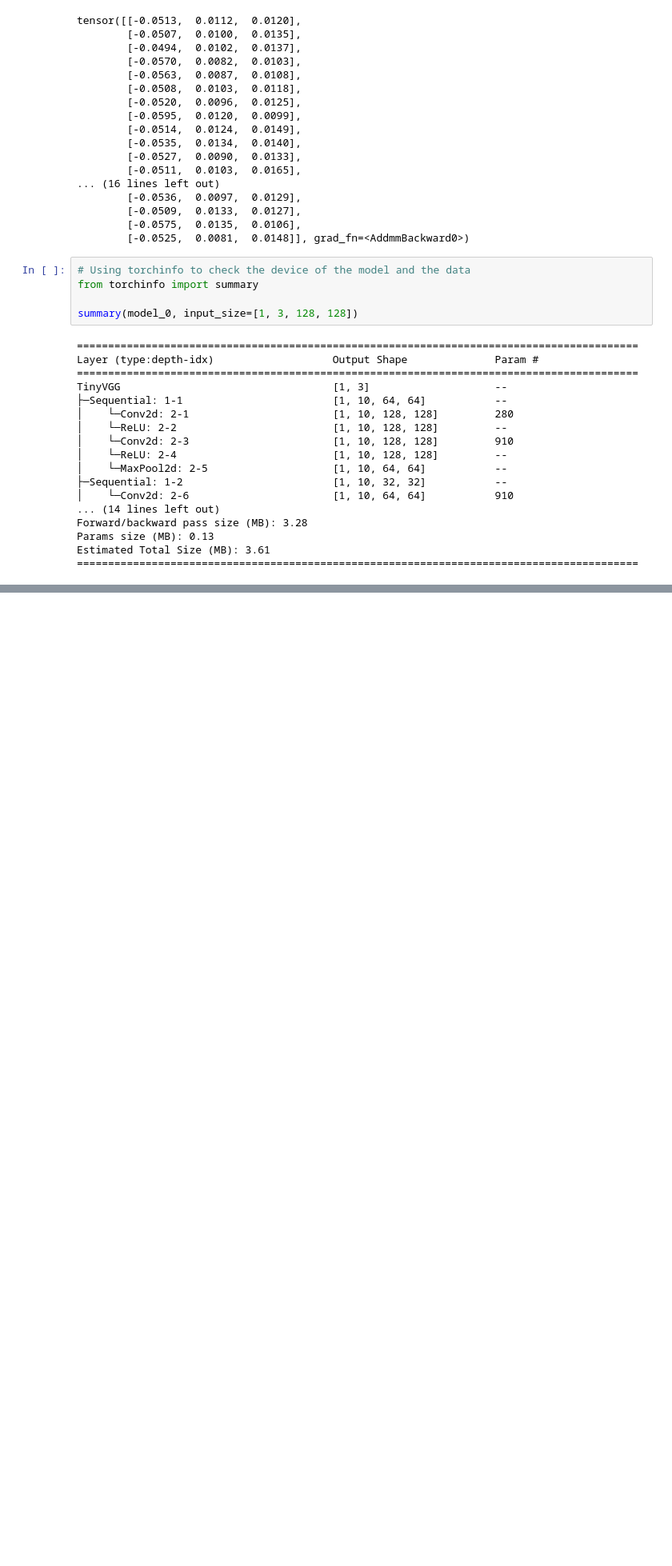
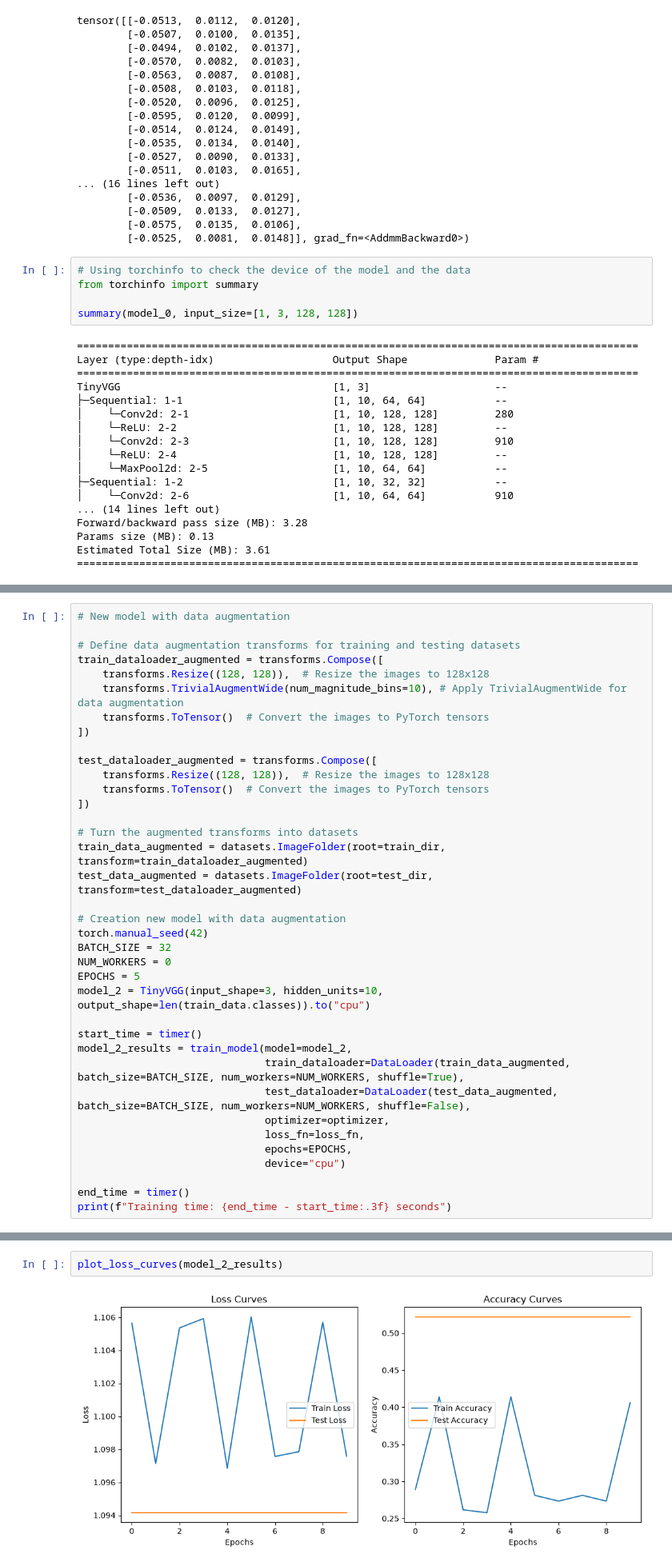
Before and after one commit to LovepreetSinghGhuman/PyTorch_Mastery, a Jupyter notebook: 04_PyTorch_Custom_Data.ipynb, the cells around one changed output, grey strips where cells are left out. Shown at 80% size. Saved outputs shown, nothing was run; the diff lists cells and outputs as text; blank space fills up the shorter version.

```diff
--- a/04_PyTorch_Custom_Data.ipynb
+++ b/04_PyTorch_Custom_Data.ipynb
@@ -723,0 +979,37 @@ Reference point in the source tutorial video for this section of the notebook.
+# %%
+# New model with data augmentation
+
+# Define data augmentation transforms for training and testing datasets
+train_dataloader_augmented = transforms.Compose([
+    transforms.Resize((128, 128)),  # Resize the images to 128x128
+    transforms.TrivialAugmentWide(num_magnitude_bins=10), # Apply TrivialAugmentWide for data augmentation
+    transforms.ToTensor()  # Convert the images to PyTorch tensors
+])
+
+test_dataloader_augmented = transforms.Compose([
+    transforms.Resize((128, 128)),  # Resize the images to 128x128
+    transforms.ToTensor()  # Convert the images to PyTorch tensors
+])
+
+# Turn the augmented transforms into datasets
+train_data_augmented = datasets.ImageFolder(root=train_dir, transform=train_dataloader_augmented)
+test_data_augmented = datasets.ImageFolder(root=test_dir, transform=test_dataloader_augmented)
+
+# Creation new model with data augmentation
+torch.manual_seed(42)
+BATCH_SIZE = 32
+NUM_WORKERS = 0
+EPOCHS = 5
+model_2 = TinyVGG(input_shape=3, hidden_units=10, output_shape=len(train_data.classes)).to("cpu")
+
+start_time = timer()
+model_2_results = train_model(model=model_2,
+                              train_dataloader=DataLoader(train_data_augmented, batch_size=BATCH_SIZE, num_workers=NUM_WORKERS, shuffle=True),
+                              test_dataloader=DataLoader(test_data_augmented, batch_size=BATCH_SIZE, num_workers=NUM_WORKERS, shuffle=False),
+                              optimizer=optimizer,
+                              loss_fn=loss_fn,
+                              epochs=EPOCHS,
+                              device="cpu")
+
+end_time = timer()
+print(f"Training time: {end_time - start_time:.3f} seconds")
@@ -723,0 +1048,4 @@ Reference point in the source tutorial video for this section of the notebook.
+# %%
+plot_loss_curves(model_2_results)
+# %% [output]
+[figure, added]
```
Also changed, not shown: parts of 24 cells of this notebook, 1 other file.
